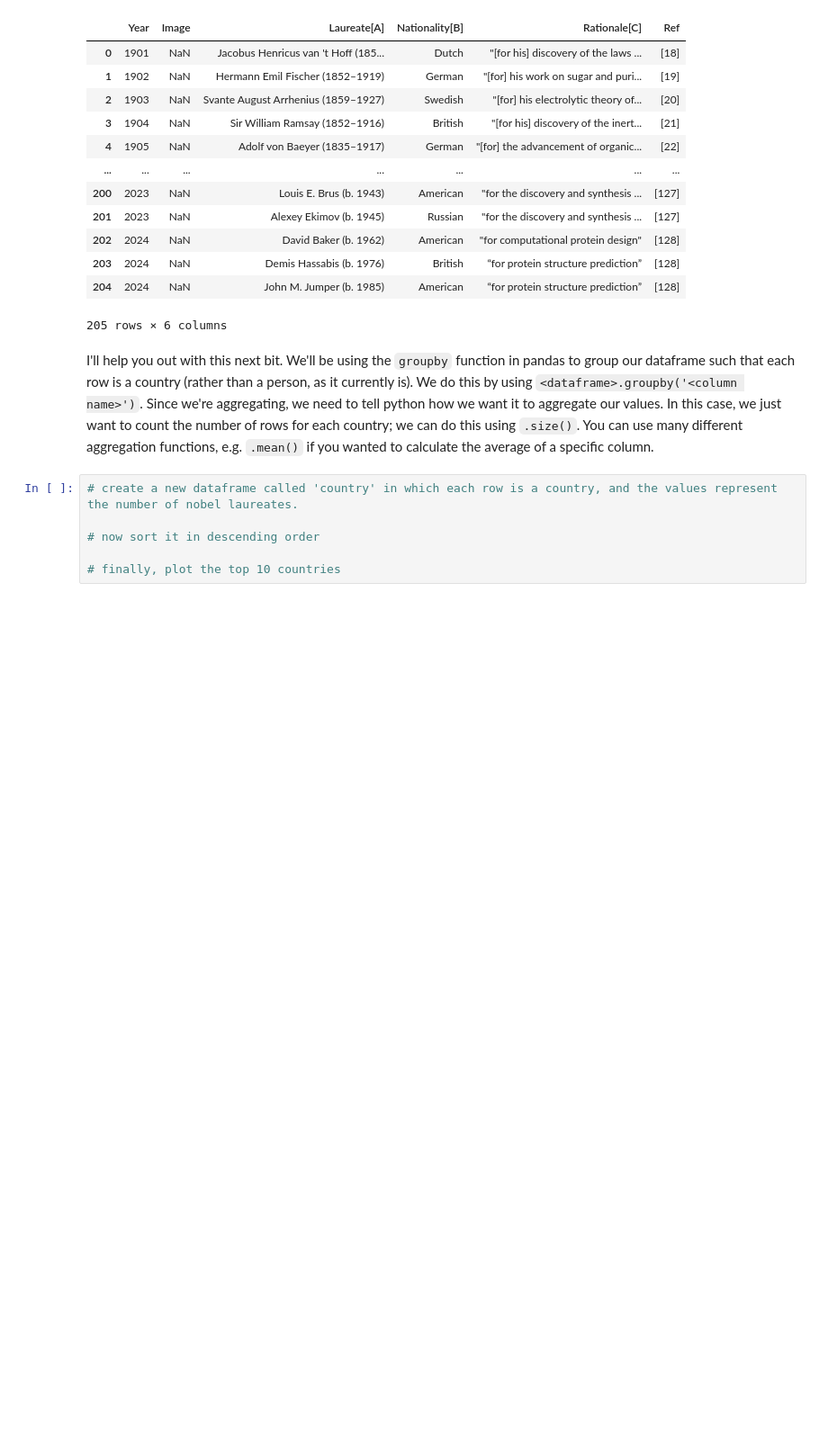
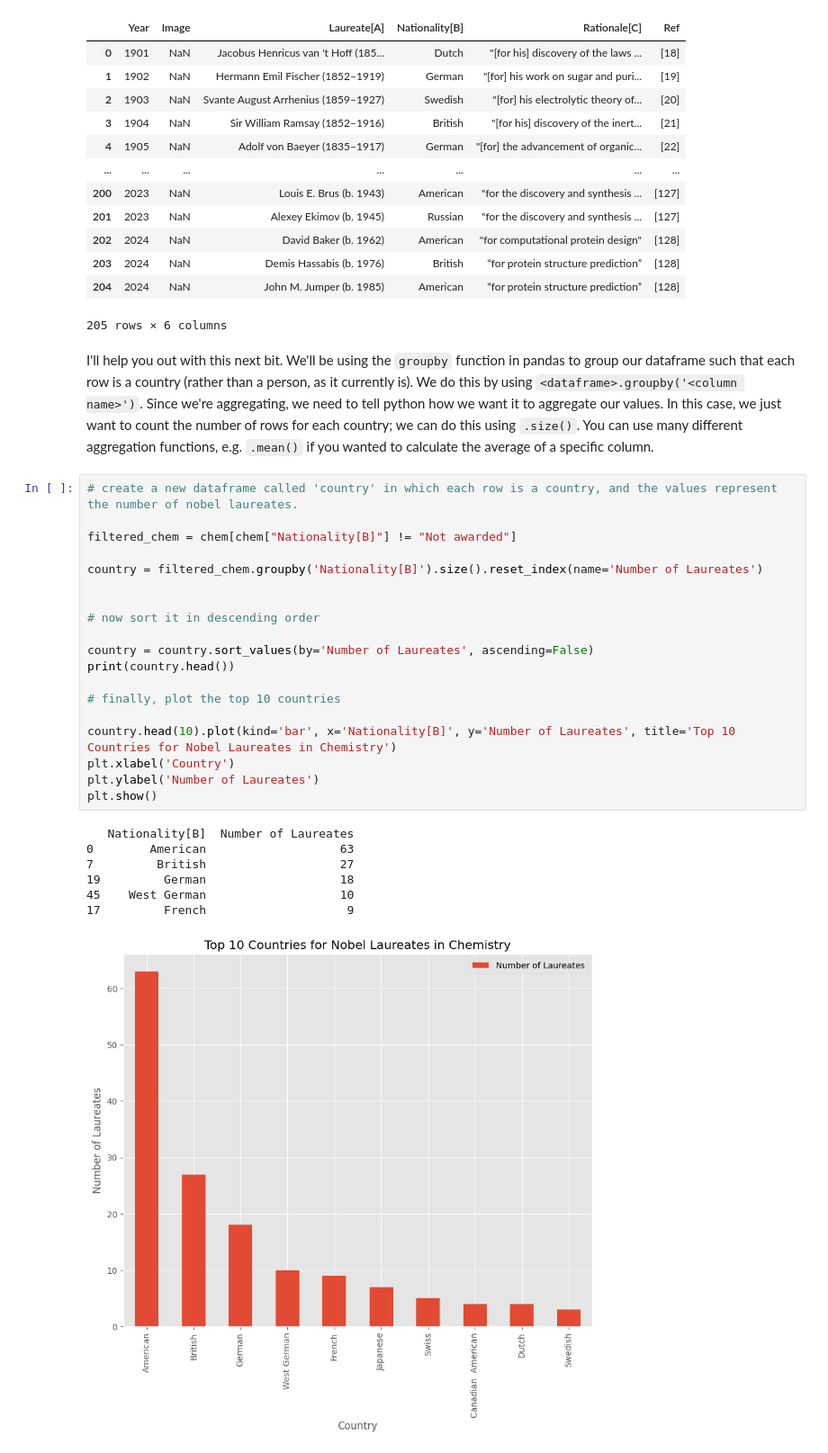
Before and after one commit to laiacoder/QM2, a Jupyter notebook: notebooks/W02. Pandas.ipynb, the cells around one changed output. Shown: that part at 90% size. Cells and saved outputs as stored; diff of their text form; blank space fills up the shorter version.

```diff
--- a/notebooks/W02. Pandas.ipynb
+++ b/notebooks/W02. Pandas.ipynb
@@ -536,8 +536,29 @@ I'll help you out with this next bit. We'll be using the `groupby` function in p
 # %%
 # create a new dataframe called 'country' in which each row is a country, and the values represent the number of nobel laureates.
 
+filtered_chem = chem[chem["Nationality[B]"] != "Not awarded"]
+
+country = filtered_chem.groupby('Nationality[B]').size().reset_index(name='Number of Laureates')
+
+
 # now sort it in descending order
 
+country = country.sort_values(by='Number of Laureates', ascending=False)
+print(country.head())
+
 # finally, plot the top 10 countries
+
+country.head(10).plot(kind='bar', x='Nationality[B]', y='Number of Laureates', title='Top 10 Countries for Nobel Laureates in Chemistry')
+plt.xlabel('Country')
+plt.ylabel('Number of Laureates')
+plt.show()
+# %% [output]
+   Nationality[B]  Number of Laureates
+0        American                   63
+7         British                   27
+19         German                   18
+45    West German                   10
+17         French                    9
+[figure, added]
 # %% [markdown]
 *QUESTION: What country has the sixth most nobel prizes in chemistry?*
```
Also changed, not shown: parts of 1 cell of this notebook.
